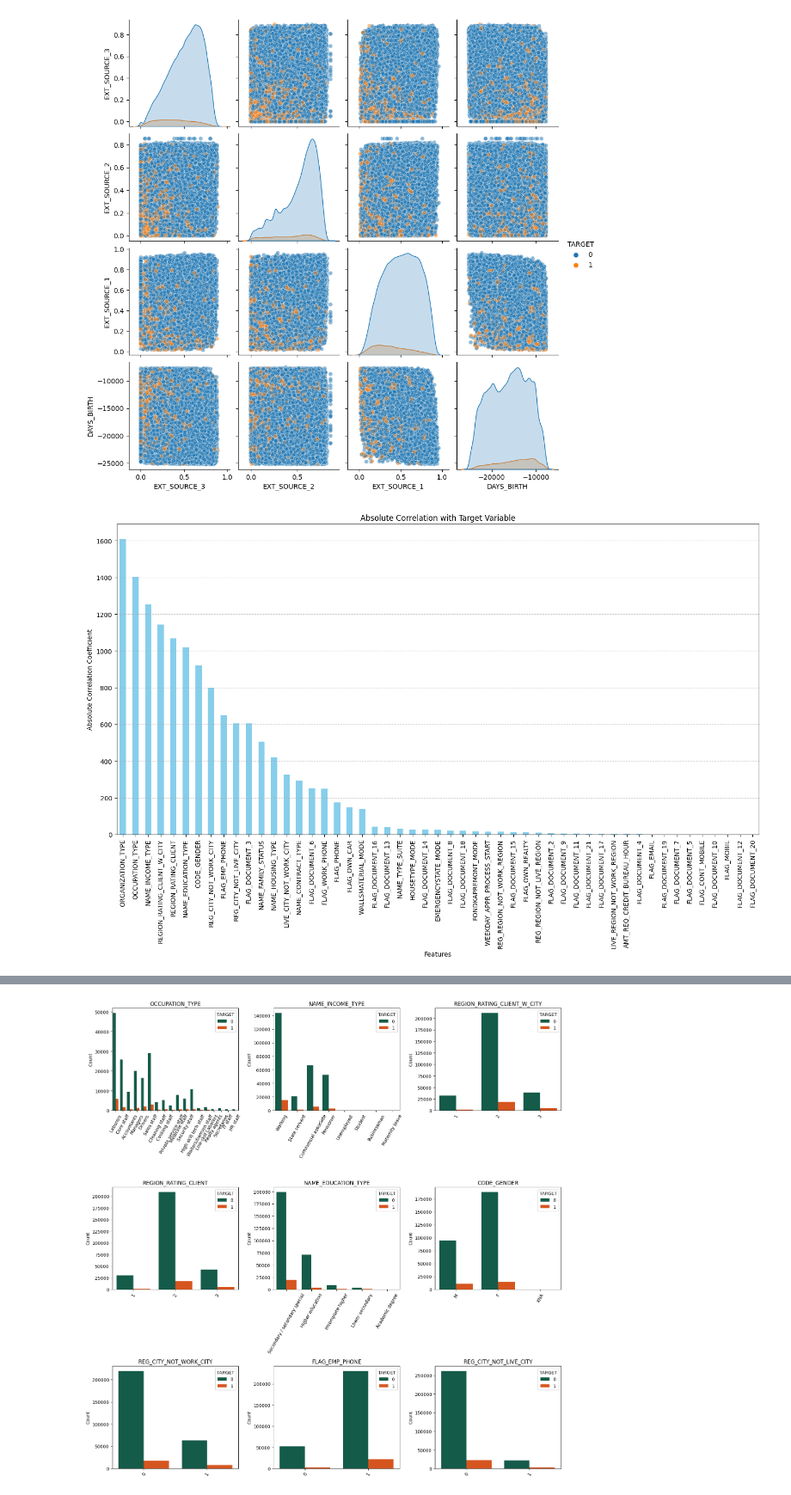
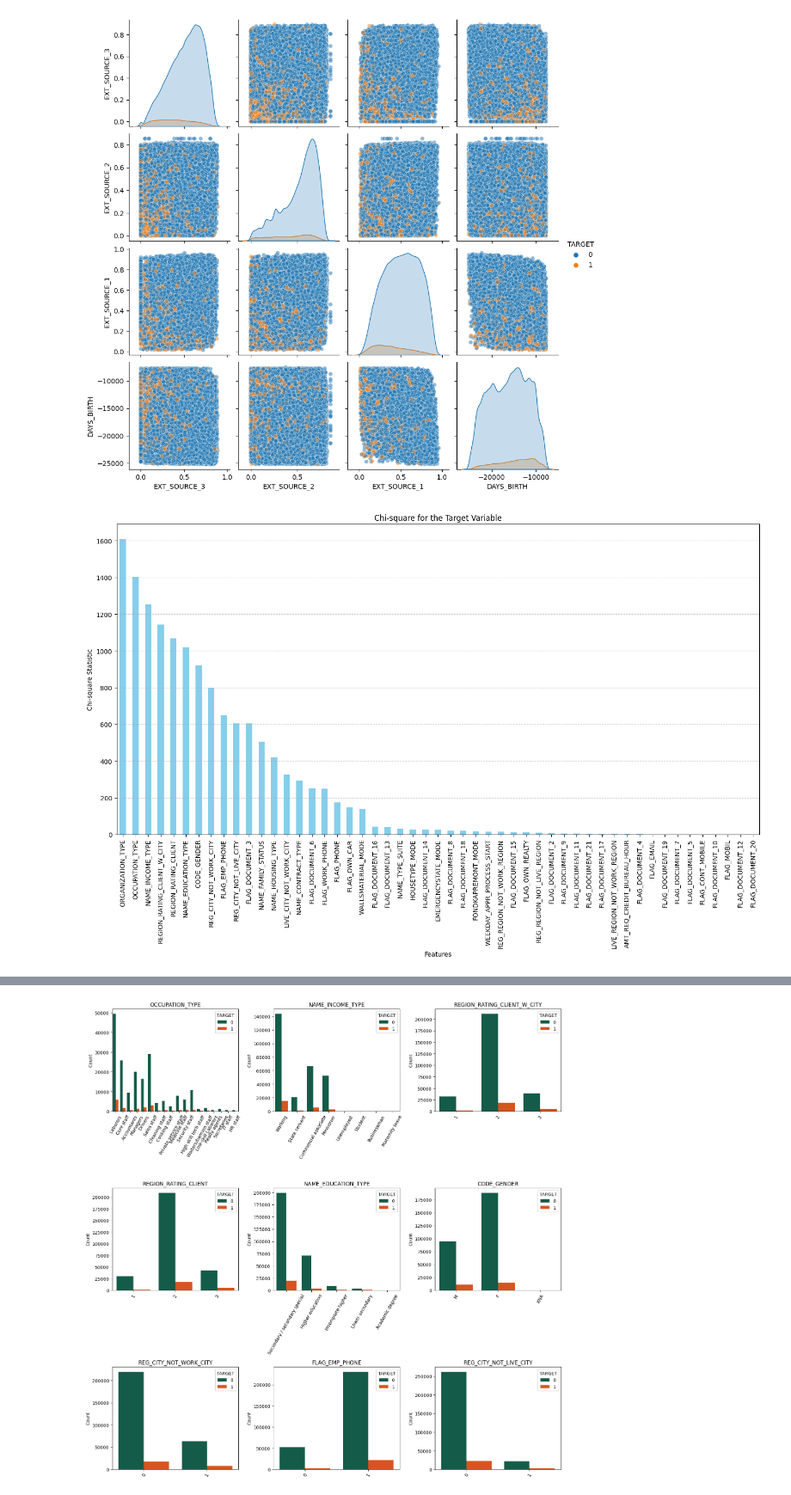
Before and after one commit to kairosilveira/credit_risk_prediction, a Jupyter notebook: analysis/eda.ipynb, the cells around one changed output, grey strips where cells are left out. Shown at 86% size. Saved outputs shown, nothing was run; the diff lists cells and outputs as text; code cells hidden in the pictures.

```diff
--- a/analysis/eda.ipynb
+++ b/analysis/eda.ipynb
@@ -179,0 +158,2 @@ Categorical columns: 51 ['NAME_CONTRACT_TYPE', 'CODE_GENDER', 'FLAG_OWN_CAR', 'F
+# %%
+numerical_columns, categorical_columns = get_column_types(df_application_train)
@@ -304,15 +287,15 @@ sorted_cat_features = relationship_results['Feature'].to_list()
 # %%
 fig = plt.figure(figsize=(15, 10))
 relationship_results['Chi-square'].plot(kind='bar', color='skyblue')
-plt.title('Absolute Correlation with Target Variable')
+plt.title('Chi-square for the Target Variable')
 plt.xlabel('Features')
-plt.ylabel('Absolute Correlation Coefficient')
+plt.ylabel('Chi-square Statistic')
 plt.xticks(ticks=range(len(sorted_cat_features)), labels=sorted_cat_features, rotation=90)  # Set tick labels using 'important'
 plt.grid(axis='y', linestyle='--', alpha=0.7)
 plt.tight_layout()
 plt.show()
 # %% [output]
-[figure, old version]
+[figure, new version]
 # %%
 plt.figure(figsize=(15, 6))
 sns.countplot(x=sorted_cat_features[0], hue='TARGET', data=df_application_train, palette=[neg_color, pos_color])
```
Also changed, not shown: parts of 50 cells of this notebook, 1 other file.
